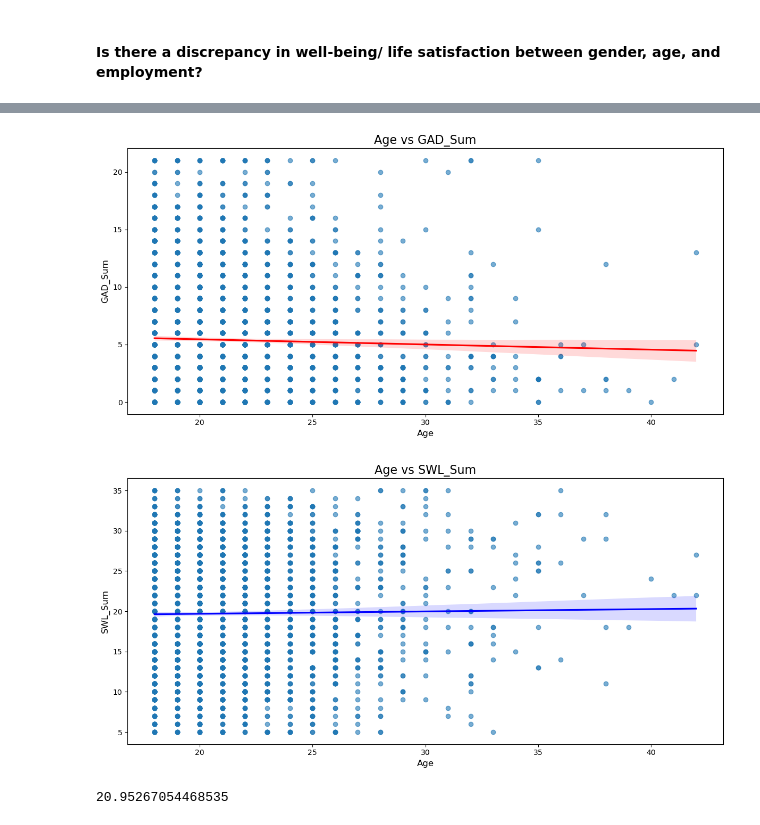
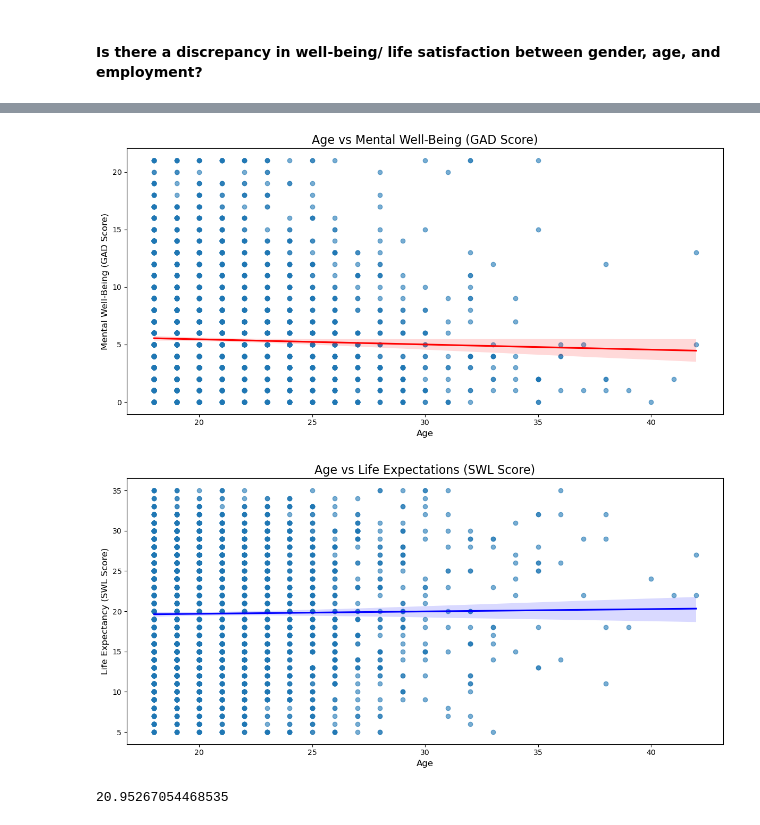
Before and after one commit to lauraleecallahan/Project-1, a Jupyter notebook: Untitled-1.ipynb, the cells around one changed output, grey strips where cells are left out. Drawn from its saved outputs; the diff is of its cells as text; code cells hidden in the pictures.

```diff
--- a/Untitled-1.ipynb
+++ b/Untitled-1.ipynb
@@ -254,25 +251,25 @@ plt.show()
 # %%
 
 # Scatter plot with regression for Age vs GAD_Sum
 plt.figure(figsize=(12, 6))
 sns.regplot(x='Age', y='GAD_Sum', data=df_cleaned_no_missing, scatter_kws={'alpha': 0.6}, line_kws={'color': 'red'})
-plt.title('Age vs GAD_Sum', fontsize=16)
+plt.title('Age vs Mental Well-Being (GAD Score)', fontsize=16)
 plt.xlabel('Age', fontsize=12)
-plt.ylabel('GAD_Sum', fontsize=12)
+plt.ylabel('Mental Well-Being (GAD Score)', fontsize=12)
 plt.tight_layout()
 plt.show()
 
 # Scatter plot with regression for Age vs SWL_Sum
 plt.figure(figsize=(12, 6))
 sns.regplot(x='Age', y='SWL_Sum', data=df_cleaned_no_missing, scatter_kws={'alpha': 0.6}, line_kws={'color': 'blue'})
-plt.title('Age vs SWL_Sum', fontsize=16)
+plt.title('Age vs Life Expectations (SWL Score)', fontsize=16)
 plt.xlabel('Age', fontsize=12)
-plt.ylabel('SWL_Sum', fontsize=12)
+plt.ylabel('Life Expectancy (SWL Score)', fontsize=12)
 plt.tight_layout()
 plt.show()
 # %% [output]
-[figure, old version]
+[figure, new version]
-[figure, old version]
+[figure, new version]
 # %%
 df_cleaned_no_missing["Age"].mean()
 # %% [output]
```
Also changed, not shown: parts of 11 cells of this notebook.
